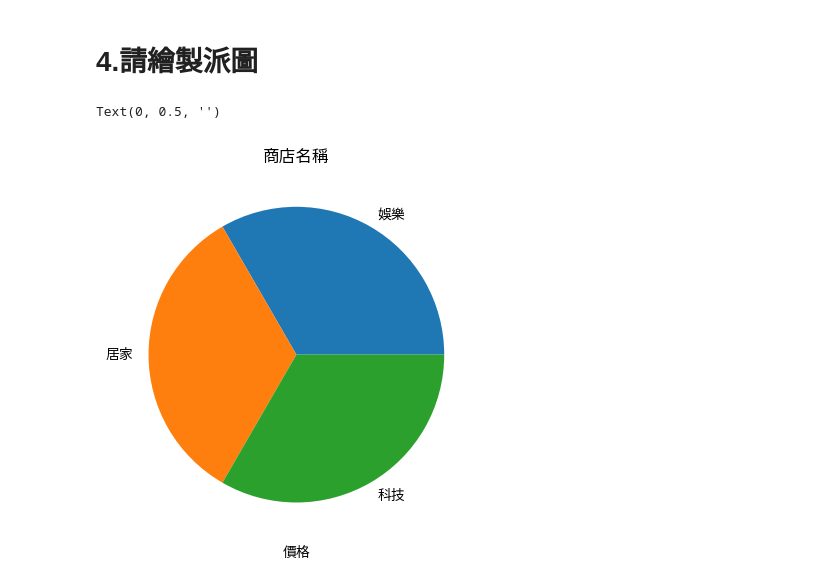
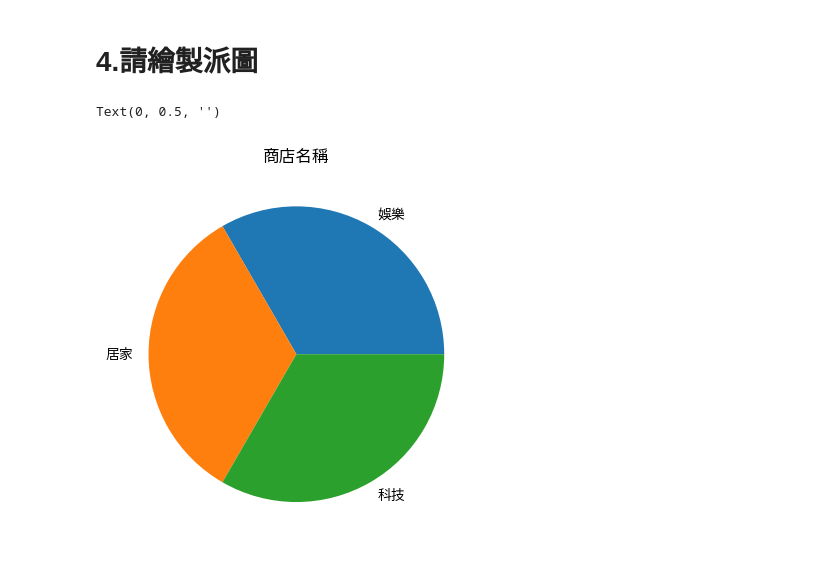
Before and after one commit to samko5sam/LATIA112-2, a Jupyter notebook: week6/week6_demo.ipynb, the cells around one changed output. Saved outputs shown, nothing was run; the diff lists cells and outputs as text; code cells hidden in the pictures.

```diff
--- a/week6/week6_demo.ipynb
+++ b/week6/week6_demo.ipynb
@@ -107,27 +107,27 @@ plt.yticks([0, 1, 2, 3, 4, 5], df["商店"])
 # %%
 # 請在"填空"處，輸入所需要的指令或參數
 # Line 3-22行請複製上一題3-22行的解答
 
 products = {"分類": ["居家","居家","娛樂","娛樂","科技","科技"],
        "商店": ["家樂福A","大潤發A","家樂福B","全聯超A","大潤發B","家樂福C"],
        "價格": [11.42,23.50,19.99,15.95,55.75,111.55]}
 
 df = pd.DataFrame(products, columns = ["分類", "商店", "價格"])
 # df["價格"].plot(kind="pie") # 繪製折線圖
 plt.grid(True) # 顯示圖表的格線
-plt.ylabel("商店名稱")
-plt.xlabel("價格")
+# plt.ylabel("商店名稱")
+# plt.xlabel("價格")
 
 # 延伸上一題相同內容
 # 水平長條圖 (X軸是價格金額，Y軸是商店名稱)
 plt.yticks([0, 1, 2, 3, 4, 5], df["商店"])
 
 # 延伸上一題相同內容
 # 派圖(groupby 是依據"分類"的數據，標題是商店名稱)
 df_grouped = df.groupby("分類")
 type = df_grouped["商店"].count()
 type.plot(kind="pie", title="商店名稱")
 plt.ylabel("")
 # %% [output]
 Text(0, 0.5, '')
-[figure, old version]
+[figure, new version]
```
